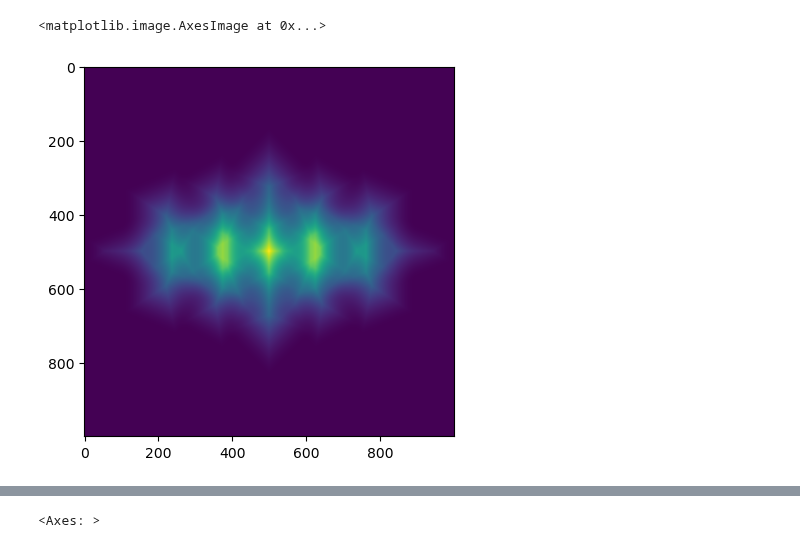
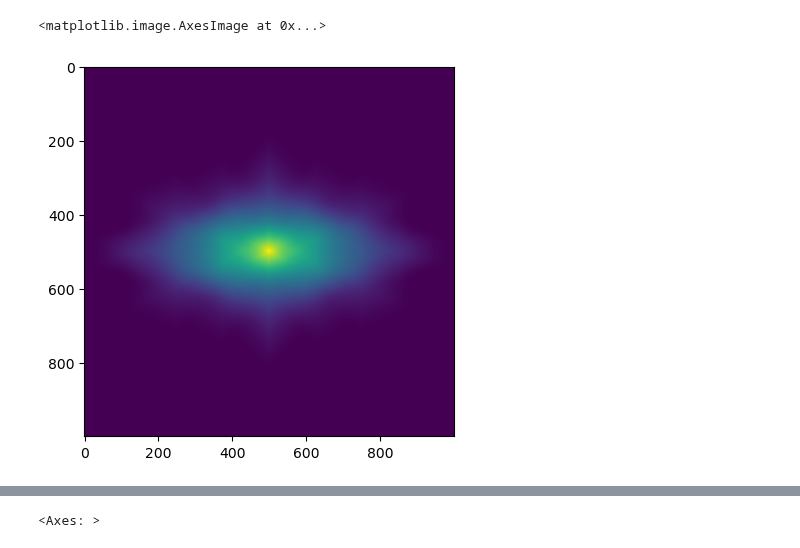
Before and after one commit to jcottaar/packing, a Jupyter notebook: analysis/test_lut copy.ipynb, the cells around one changed output, grey strips where cells are left out. Saved outputs shown, nothing was run; the diff lists cells and outputs as text; code cells hidden in the pictures.

```diff
--- a/analysis/test_lut copy.ipynb
+++ b/analysis/test_lut copy.ipynb
@@ -50,10 +50,10 @@ sol.xyt = xyt
 sol.h = cp.array([[1.,0.,0.] for _ in range(xyt.shape[0])], dtype=kgs.dtype_cp)
 sol.check_constraints()
 # %%
-cost1 = pack_cost.CollisionCostSeparation().compute_cost_allocate(sol)[0].get()
+cost1 = pack_cost.CollisionCostOverlappingArea().compute_cost_allocate(sol)[0].get()
 cost1 = cost1.reshape((N, N))
 plt.imshow(cost1)
 # %% [output]
 <matplotlib.image.AxesImage at 0x...>
-[figure, old version]
+[figure, new version]
 # %%
```
Also changed, not shown: parts of 7 cells of this notebook, 7 other files.
